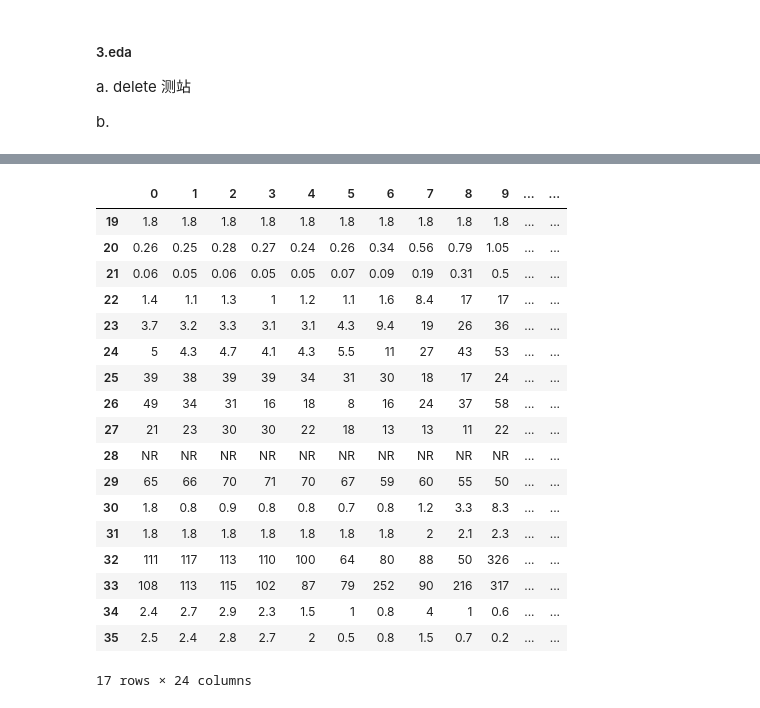
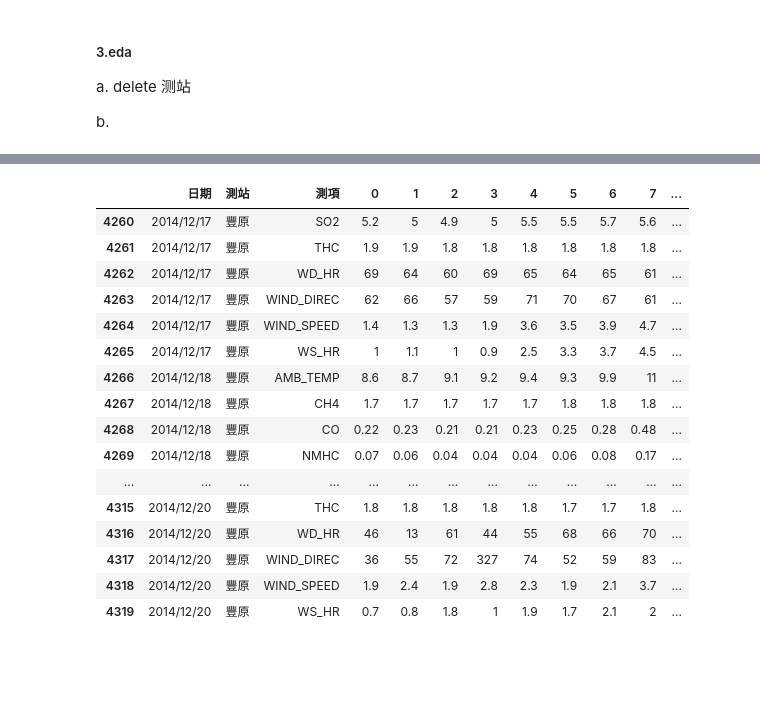
Before and after one commit to paxton615/Predict_PM2.5, a Jupyter notebook: Predict_PM2.5.ipynb, the cells around one changed output, grey strips where cells are left out. Drawn from its saved outputs; the diff is of its cells as text; code cells hidden in the pictures; blank space fills up the shorter version.

```diff
--- a/Predict_PM2.5.ipynb
+++ b/Predict_PM2.5.ipynb
@@ -91,5 +95,3 @@ dtype: int64
 a. delete 测站
 
 b.
-# %%
-train = train.drop('測站', axis=1)
@@ -154,22 +97,0 @@ df.iloc[0:18]
-# %%
-df.iloc[19:36]
-# %% [output]
-|  | 0 | 1 | 2 | 3 | 4 | 5 | 6 | 7 | 8 | 9 | ... | ... |
-| 19 | 1.8 | 1.8 | 1.8 | 1.8 | 1.8 | 1.8 | 1.8 | 1.8 | 1.8 | 1.8 | ... | ... |
-| 20 | 0.26 | 0.25 | 0.28 | 0.27 | 0.24 | 0.26 | 0.34 | 0.56 | 0.79 | 1.05 | ... | ... |
-| 21 | 0.06 | 0.05 | 0.06 | 0.05 | 0.05 | 0.07 | 0.09 | 0.19 | 0.31 | 0.5 | ... | ... |
-| 22 | 1.4 | 1.1 | 1.3 | 1 | 1.2 | 1.1 | 1.6 | 8.4 | 17 | 17 | ... | ... |
-| 23 | 3.7 | 3.2 | 3.3 | 3.1 | 3.1 | 4.3 | 9.4 | 19 | 26 | 36 | ... | ... |
-| 24 | 5 | 4.3 | 4.7 | 4.1 | 4.3 | 5.5 | 11 | 27 | 43 | 53 | ... | ... |
-| 25 | 39 | 38 | 39 | 39 | 34 | 31 | 30 | 18 | 17 | 24 | ... | ... |
-| 26 | 49 | 34 | 31 | 16 | 18 | 8 | 16 | 24 | 37 | 58 | ... | ... |
-| 27 | 21 | 23 | 30 | 30 | 22 | 18 | 13 | 13 | 11 | 22 | ... | ... |
-| 28 | NR | NR | NR | NR | NR | NR | NR | NR | NR | NR | ... | ... |
-| 29 | 65 | 66 | 70 | 71 | 70 | 67 | 59 | 60 | 55 | 50 | ... | ... |
-| 30 | 1.8 | 0.8 | 0.9 | 0.8 | 0.8 | 0.7 | 0.8 | 1.2 | 3.3 | 8.3 | ... | ... |
-| 31 | 1.8 | 1.8 | 1.8 | 1.8 | 1.8 | 1.8 | 1.8 | 2 | 2.1 | 2.3 | ... | ... |
-| 32 | 111 | 117 | 113 | 110 | 100 | 64 | 80 | 88 | 50 | 326 | ... | ... |
-| 33 | 108 | 113 | 115 | 102 | 87 | 79 | 252 | 90 | 216 | 317 | ... | ... |
-| 34 | 2.4 | 2.7 | 2.9 | 2.3 | 1.5 | 1 | 0.8 | 4 | 1 | 0.6 | ... | ... |
-| 35 | 2.5 | 2.4 | 2.8 | 2.7 | 2 | 0.5 | 0.8 | 1.5 | 0.7 | 0.2 | ... | ... |
-17 rows × 24 columns
@@ -175,0 +100,20 @@ df.iloc[19:36]
+# %%
+df.tail(60)
+# %% [output]
+|  | 日期 | 測站 | 測項 | 0 | 1 | 2 | 3 | 4 | 5 | 6 | 7 | ... |
+| 4260 | 2014/12/17 | 豐原 | SO2 | 5.2 | 5 | 4.9 | 5 | 5.5 | 5.5 | 5.7 | 5.6 | ... |
+| 4261 | 2014/12/17 | 豐原 | THC | 1.9 | 1.9 | 1.8 | 1.8 | 1.8 | 1.8 | 1.8 | 1.8 | ... |
+| 4262 | 2014/12/17 | 豐原 | WD_HR | 69 | 64 | 60 | 69 | 65 | 64 | 65 | 61 | ... |
+| 4263 | 2014/12/17 | 豐原 | WIND_DIREC | 62 | 66 | 57 | 59 | 71 | 70 | 67 | 61 | ... |
+| 4264 | 2014/12/17 | 豐原 | WIND_SPEED | 1.4 | 1.3 | 1.3 | 1.9 | 3.6 | 3.5 | 3.9 | 4.7 | ... |
+| 4265 | 2014/12/17 | 豐原 | WS_HR | 1 | 1.1 | 1 | 0.9 | 2.5 | 3.3 | 3.7 | 4.5 | ... |
+| 4266 | 2014/12/18 | 豐原 | AMB_TEMP | 8.6 | 8.7 | 9.1 | 9.2 | 9.4 | 9.3 | 9.9 | 11 | ... |
+| 4267 | 2014/12/18 | 豐原 | CH4 | 1.7 | 1.7 | 1.7 | 1.7 | 1.7 | 1.8 | 1.8 | 1.8 | ... |
+| 4268 | 2014/12/18 | 豐原 | CO | 0.22 | 0.23 | 0.21 | 0.21 | 0.23 | 0.25 | 0.28 | 0.48 | ... |
+| 4269 | 2014/12/18 | 豐原 | NMHC | 0.07 | 0.06 | 0.04 | 0.04 | 0.04 | 0.06 | 0.08 | 0.17 | ... |
+| ... | ... | ... | ... | ... | ... | ... | ... | ... | ... | ... | ... | ... |
+| 4315 | 2014/12/20 | 豐原 | THC | 1.8 | 1.8 | 1.8 | 1.8 | 1.8 | 1.7 | 1.7 | 1.8 | ... |
+| 4316 | 2014/12/20 | 豐原 | WD_HR | 46 | 13 | 61 | 44 | 55 | 68 | 66 | 70 | ... |
+| 4317 | 2014/12/20 | 豐原 | WIND_DIREC | 36 | 55 | 72 | 327 | 74 | 52 | 59 | 83 | ... |
+| 4318 | 2014/12/20 | 豐原 | WIND_SPEED | 1.9 | 2.4 | 1.9 | 2.8 | 2.3 | 1.9 | 2.1 | 3.7 | ... |
+| 4319 | 2014/12/20 | 豐原 | WS_HR | 0.7 | 0.8 | 1.8 | 1 | 1.9 | 1.7 | 2.1 | 2 | ... |
```
Also changed, not shown: parts of 37 cells of this notebook, 2 other files.
